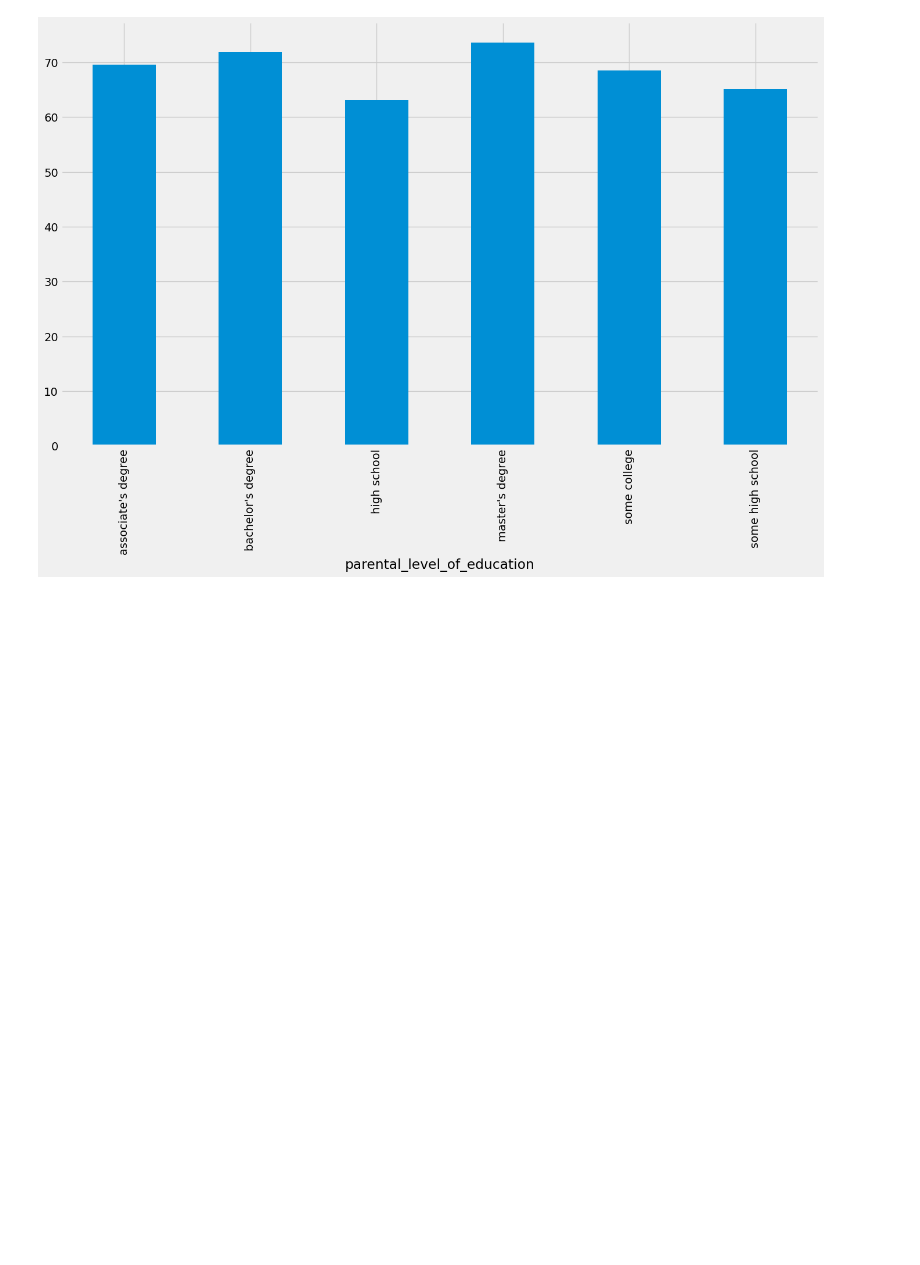
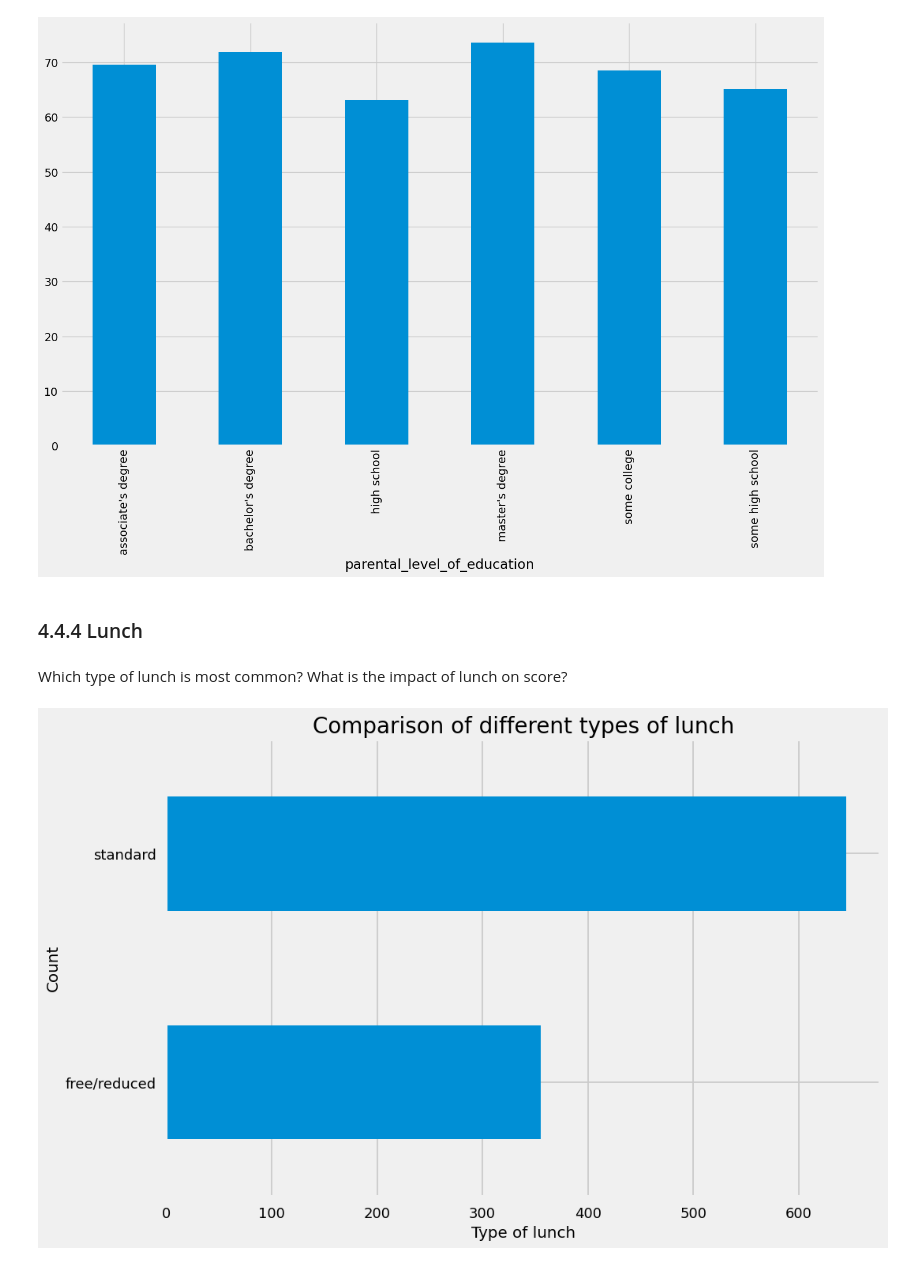
Before and after one commit to AbdulRasheed1011/Project1, a Jupyter notebook: notebook/EDA.ipynb, the cells around one changed output. Drawn from its saved outputs; the diff is of its cells as text; code cells hidden in the pictures; blank space fills up the shorter version.

```diff
--- a/notebook/EDA.ipynb
+++ b/notebook/EDA.ipynb
@@ -514,3 +514,18 @@ df.groupby('parental_level_of_education')['average_score'].mean().plot(kind = 'b
 # %% [output]
 <Axes: xlabel='parental_level_of_education'>
 [figure]
+# %% [markdown]
+### 4.4.4 Lunch
+# %% [markdown]
+Which type of lunch is most common?
+What is the impact of lunch on score?
+# %%
+plt.rcParams['figure.figsize'] = (15, 9)
+plt.style.use('seaborn-talk')
+df.groupby('lunch').size().plot(kind = 'barh')
+plt.title('Comparison of different types of lunch', fontweight = 30, fontsize = 20)
+plt.xlabel('Type of lunch')
+plt.ylabel('Count')
+plt.show()
+# %% [output]
+[figure, added]
```
Also changed, not shown: parts of 14 cells of this notebook, 6 other files.
